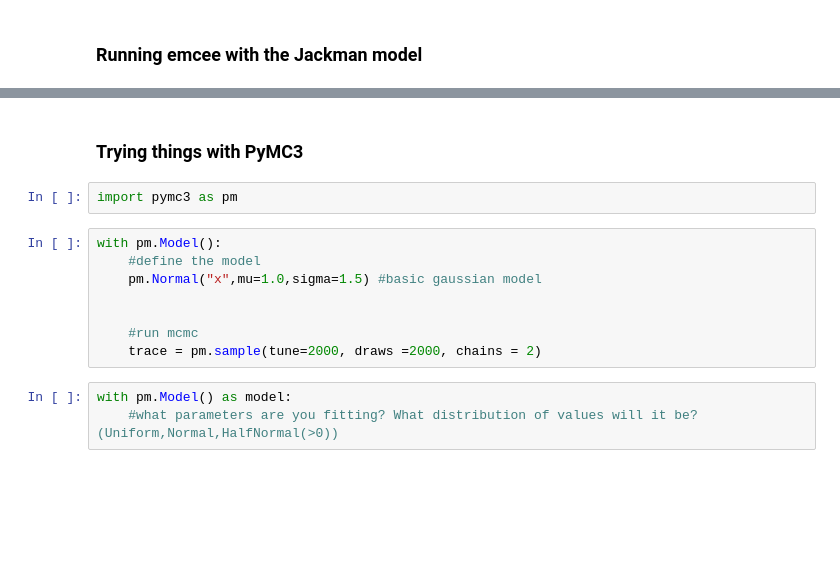
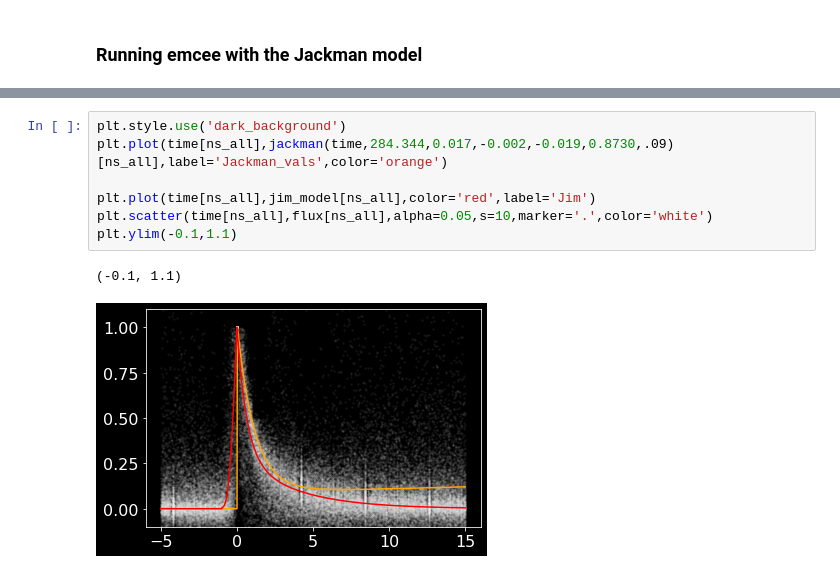
Before and after one commit to lupitatovar/flares, a Jupyter notebook: notebooks/double_exp_emcee.ipynb, the cells around one changed output, grey strips where cells are left out. Saved outputs shown, nothing was run; the diff lists cells and outputs as text; blank space fills up the shorter version.

```diff
--- a/notebooks/double_exp_emcee.ipynb
+++ b/notebooks/double_exp_emcee.ipynb
@@ -455,15 +419,10 @@ $\displaystyle \mathrm{f1} = 0.090_{-0.023}^{0.027}$
-# %% [markdown]
-### Trying things with PyMC3
-# %%
-import pymc3 as pm
-# %%
-with pm.Model():
-    #define the model
-    pm.Normal("x",mu=1.0,sigma=1.5) #basic gaussian model
-
-
-    #run mcmc
-    trace = pm.sample(tune=2000, draws =2000, chains = 2)
-# %%
-with pm.Model() as model:
-    #what parameters are you fitting? What distribution of values will it be? (Uniform,Normal,HalfNormal(>0))
+# %%
+plt.style.use('dark_background')
+plt.plot(time[ns_all],jackman(time,284.344,0.017,-0.002,-0.019,0.8730,.09)[ns_all],label='Jackman_vals',color='orange')
+
+plt.plot(time[ns_all],jim_model[ns_all],color='red',label='Jim')
+plt.scatter(time[ns_all],flux[ns_all],alpha=0.05,s=10,marker='.',color='white')
+plt.ylim(-0.1,1.1)
+# %% [output]
+(-0.1, 1.1)
+[figure, added]
```
Also changed, not shown: parts of 10 cells of this notebook.
